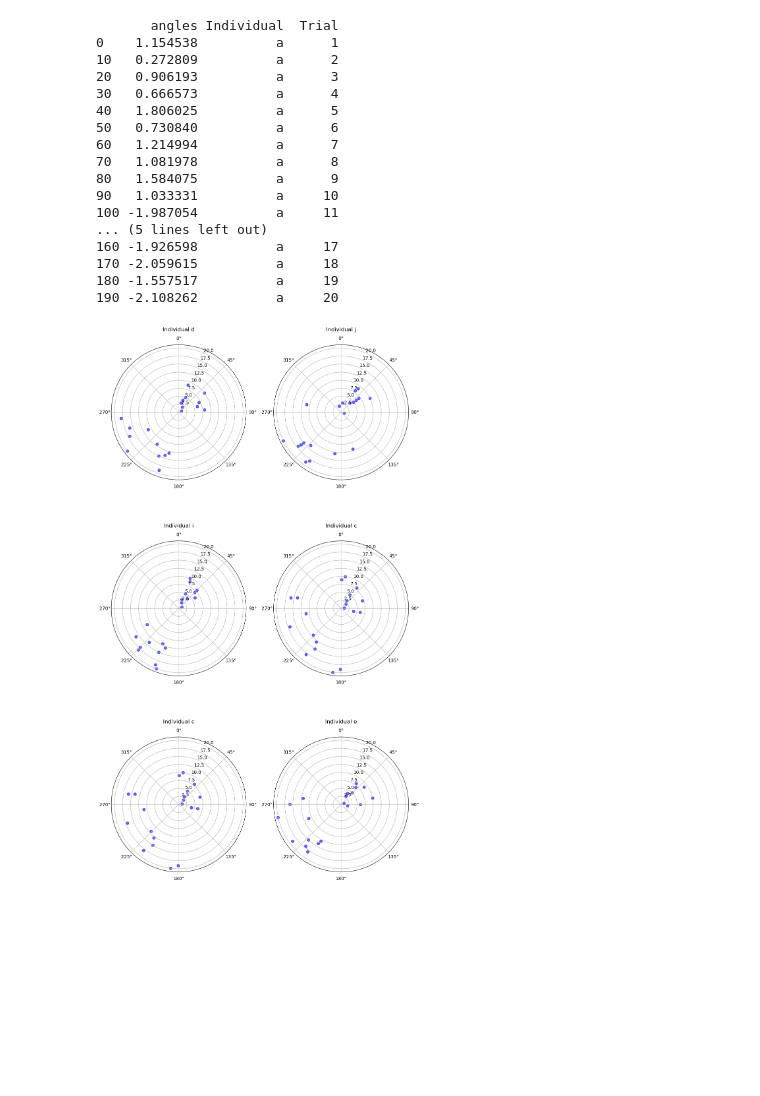
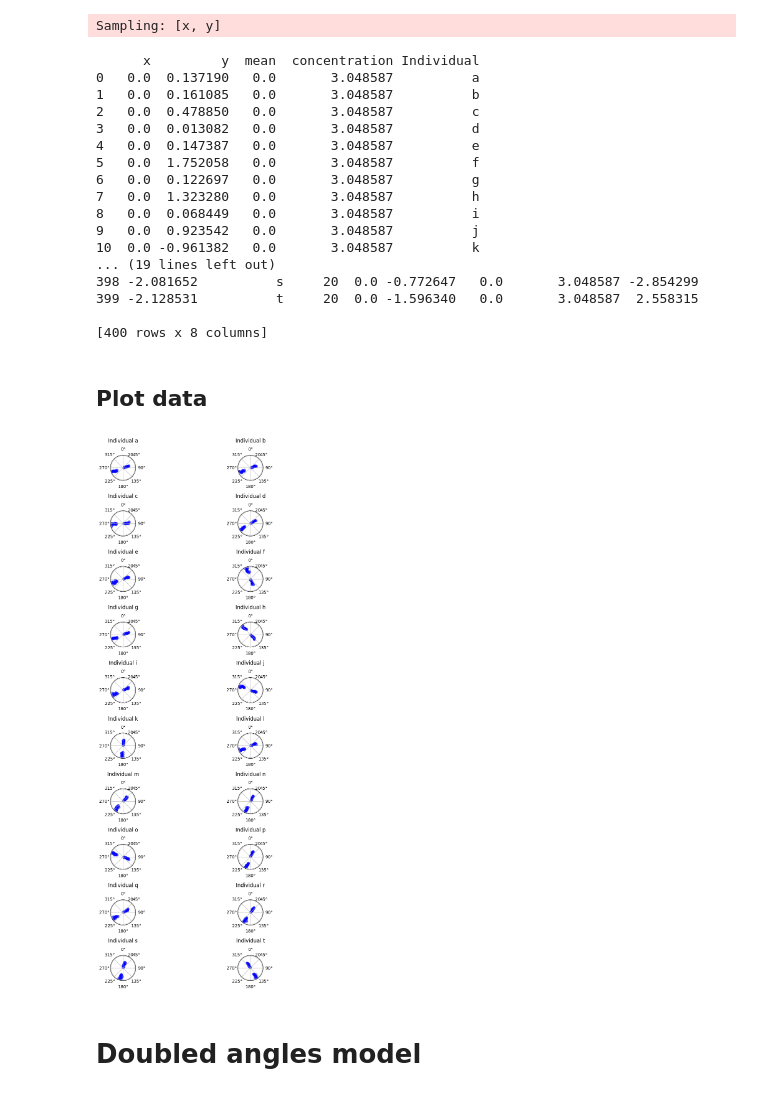
Before and after one commit to jgraving/unwrap, a Jupyter notebook: notebooks/bimodal_example.ipynb, the cells around one changed output. Drawn from its saved outputs; the diff is of its cells as text; code cells hidden in the pictures; blank space fills up the shorter version.

Commit message:
Attempt at hyperparameter, doesn't work for means

```diff
--- a/notebooks/bimodal_example.ipynb
+++ b/notebooks/bimodal_example.ipynb
@@ -142,15 +160,45 @@ Sampling: [x, y]
 # %%
+from unwrap.link.numpy import shifted_modulo
 #add individual intercepts
 intercept_id = generate_circular_regression_data(
     num_samples=ids.nunique(),
     x_range=(0, 0),
     mean_intercept=0, #mean at 0°
     mean_slope=0,
-    conc_intercept=10, #highly concentrated
+    conc_intercept=(ikappa), # very weakly concentrated
     conc_slope=0,
     mean_link="shifted_modulo",
     conc_link="softplus",
 )
+intercept_id['Individual'] = [chr(i) for  i in range(97, 97+nind)] #97 is 'a', 123 is 'z'
+print(intercept_id)
+dfm = pd.merge(left = df, right = intercept_id, on = 'Individual')
+# print(dfm)
+dfm['RadAngle'] = dfm['angles'] + dfm['y']
+dfm['RadAngle'] = dfm['RadAngle'].apply(lambda x: shifted_modulo(x) if pd.notnull(x) else x)
+df = dfm
+print(df)
+# %% [output]
+Sampling: [x, y]
+      x         y  mean  concentration Individual
+0   0.0  0.137190   0.0       3.048587          a
+1   0.0  0.161085   0.0       3.048587          b
+2   0.0  0.478850   0.0       3.048587          c
+3   0.0  0.013082   0.0       3.048587          d
+4   0.0  0.147387   0.0       3.048587          e
+5   0.0  1.752058   0.0       3.048587          f
+6   0.0  0.122697   0.0       3.048587          g
+7   0.0  1.323280   0.0       3.048587          h
+8   0.0  0.068449   0.0       3.048587          i
+9   0.0  0.923542   0.0       3.048587          j
+10  0.0 -0.961382   0.0       3.048587          k
+... (19 lines left out)
+398 -2.081652          s     20  0.0 -0.772647   0.0       3.048587 -2.854299
+399 -2.128531          t     20  0.0 -1.596340   0.0       3.048587  2.558315
+
+[400 rows x 8 columns]
+# %% [markdown]
+## Plot data
 # %%
 import numpy as np
 import pandas as pd
@@ -173,60 +221,46 @@ def plot_scatter(ax, data, angle_col, radial_col, color, label):
 
 # Get unique individual Individuals.
 unique_individuals = df['Individual'].unique()
-sample_individuals = unique_individuals[np.random.randint(low = 0, high=10, size=6)] # just six chosen randomly
+# sample_individuals = unique_individuals[np.random.randint(low = 0, high=10, size=6)] # just six chosen randomly
+sample_individuals = unique_individuals # all chosen randomly
 
 # Create a grid of polar subplots.
 n_plots = len(sample_individuals)
 n_rows, n_cols = ( np.intc(np.ceil(n_plots/2)) , 2  ) # Adjust grid dimensions as needed.
 fig, axes = plt.subplots(n_rows, n_cols, subplot_kw={'projection': 'polar'}, figsize=(10, 18))
 axes = axes.flatten()
 
 radial_max = 20  # Maximum radial value (maximum runs)  # Maximum radial value
 
 # print(df[df['Individual'] == 'a'])
 
 # Plot for each individual.
 for idx, individual in enumerate(sample_individuals):
     ax = axes[idx]
     # Set axes to geographic format (clockwise, 0° at the top)
     ax.set_theta_zero_location('N')#place 0° at the top
     ax.set_theta_direction(-1)#reverse to clockwise
 
     individual_data = df[df['Individual'] == individual]
     # print(individual_data.head())
     plotcol = 'blue'
-    plot_scatter(ax, individual_data, 'angles', 'Trial',
+    plot_scatter(ax, individual_data, 'RadAngle', 'Trial',
                  plotcol, individual_data)
     #Add expected axis for 2nd trial
-    ax.plot(individual_data['angles'].values[0]+[-np.pi, np.pi], [radial_max, radial_max], color='orange', linewidth=1)
+    ax.plot(individual_data['RadAngle'].values[0]+[-np.pi, np.pi], [radial_max, radial_max], color='orange', linewidth=1)
 
     ax.set_title(f'Individual {individual}', pad=30)
     ax.set_ylim(0, radial_max + 1)
     # Remove individual legends from each subplot.
     ax.legend().set_visible(False)
 
 
 plt.tight_layout()
 plt.show()
 # %% [output]
-       angles Individual  Trial
-0    1.154538          a      1
-10   0.272809          a      2
-20   0.906193          a      3
-30   0.666573          a      4
-40   1.806025          a      5
-50   0.730840          a      6
-60   1.214994          a      7
-70   1.081978          a      8
-80   1.584075          a      9
-90   1.033331          a     10
-100 -1.987054          a     11
-... (5 lines left out)
-160 -1.926598          a     17
-170 -2.059615          a     18
-180 -1.557517          a     19
-190 -2.108262          a     20
-[figure, old version]
+[figure, new version]
+# %% [markdown]
+# Doubled angles model
 # %%
 #Doubled angles model
 #help with progressbar on Mac?
```
Also changed, not shown: parts of 20 cells of this notebook.
